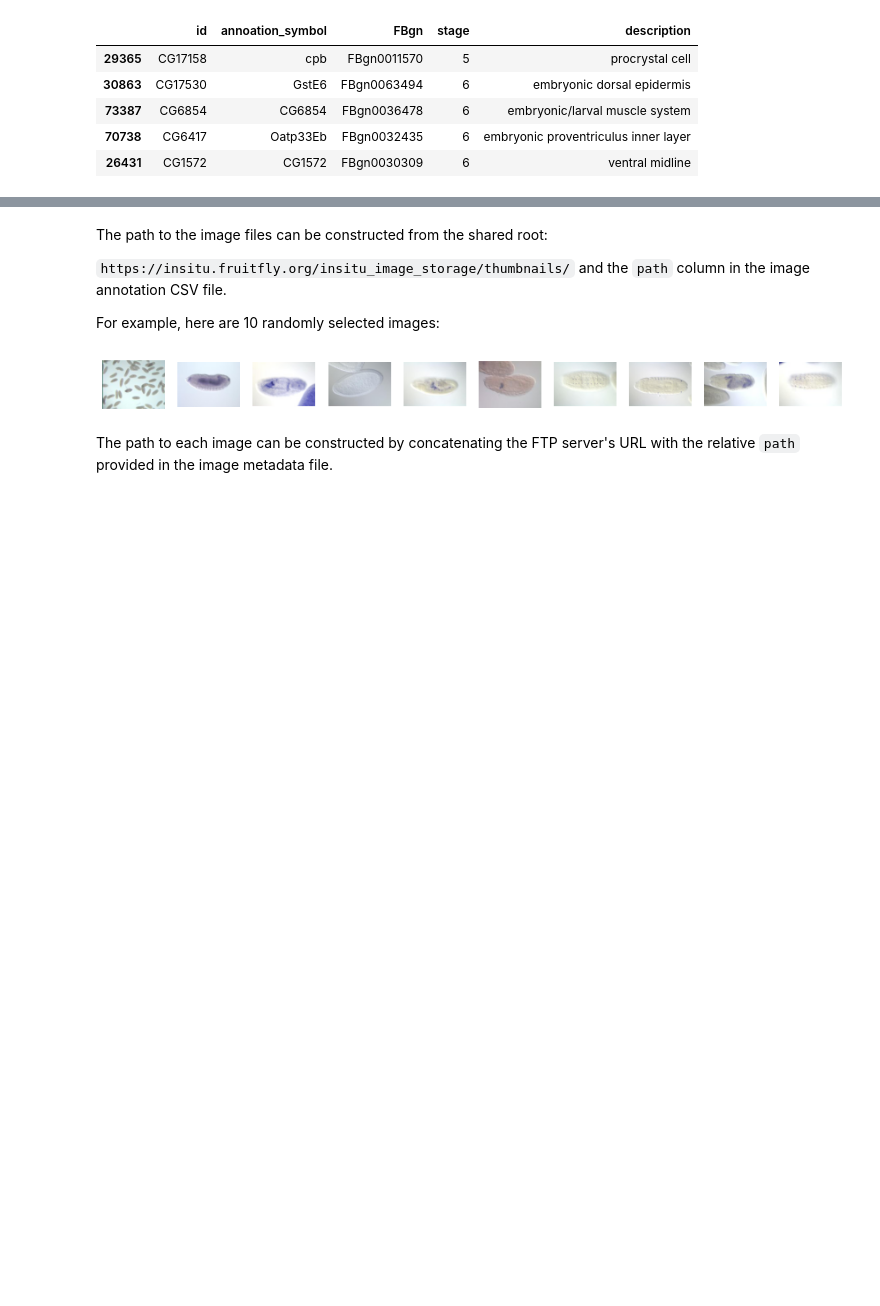
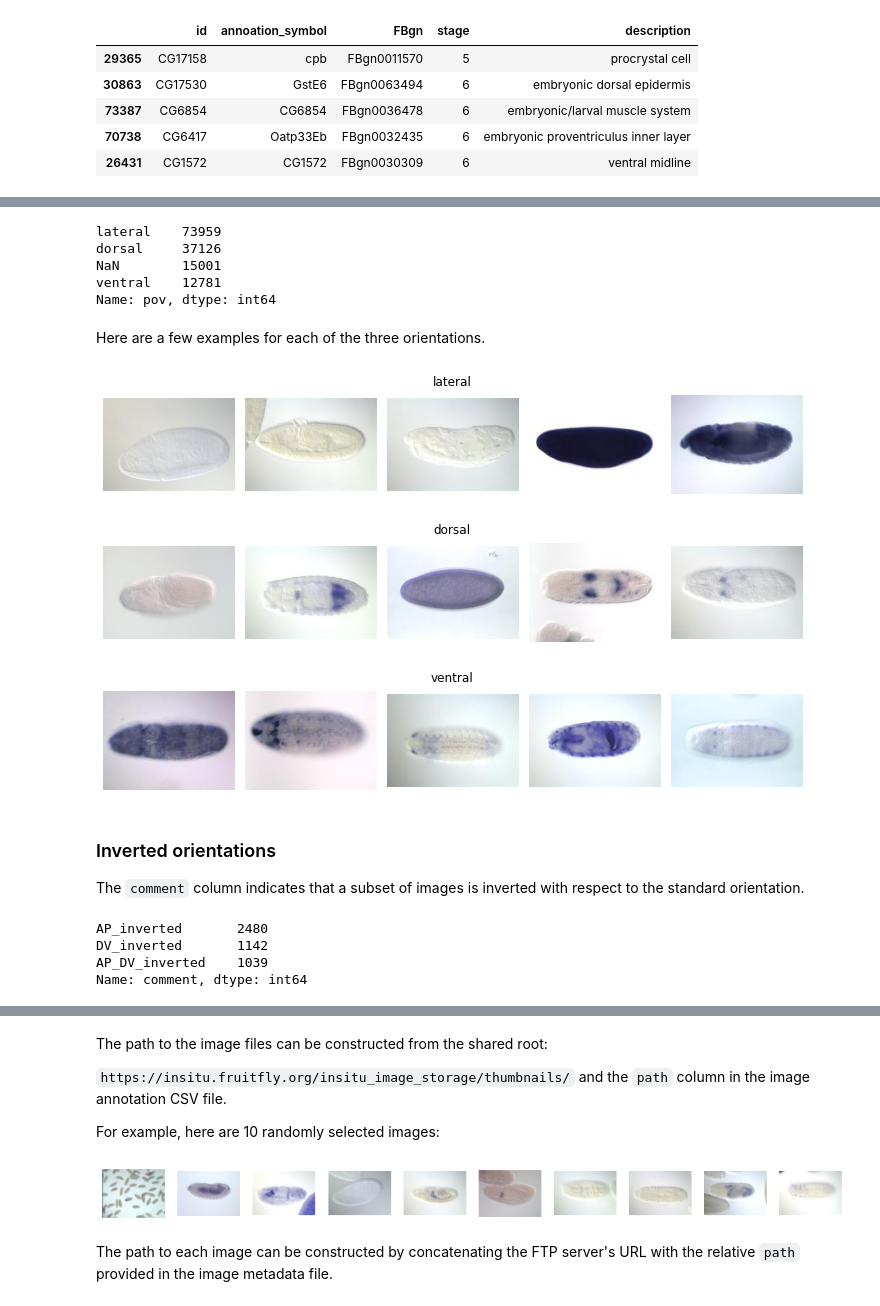
Before and after one commit to tomsing1/fastpages_setup, a Jupyter notebook: _notebooks/2020-12-11-Retrieving-BDGP-images.ipynb, the cells around one changed output, grey strips where cells are left out. Cells and saved outputs as stored; diff of their text form; code cells hidden in the pictures; blank space fills up the shorter version.

```diff
--- a/_notebooks/2020-12-11-Retrieving-BDGP-images.ipynb
+++ b/_notebooks/2020-12-11-Retrieving-BDGP-images.ipynb
@@ -72,0 +223,36 @@ Stage 13-16|  6
+# %%
+images.pov.value_counts(dropna=False)
+# %% [output]
+lateral    73959
+dorsal     37126
+NaN        15001
+ventral    12781
+Name: pov, dtype: int64
+# %% [markdown]
+Here are a few examples for each of the three orientations.
+# %%
+thumbnails = {}
+for pov in images.pov.dropna().unique().tolist():
+  selected_images = images.query(f'pov == "{pov}"') \
+    .path.sample(n_images, random_state=123) \
+    .tolist()
+  thumbnails[pov] = [
+    retrieve_image(image_root, x) for x in selected_images]
+for category in thumbnails.keys():
+  display_multiple_img(thumbnails[category], rows=1, cols=5, figsize=(10,2),
+                       title=category)
+# %% [output]
+[figure, added]
+[figure, added]
+[figure, added]
+# %% [markdown]
+### Inverted orientations
+
+The `comment` column indicates that a subset of images is inverted with respect to the standard orientation.
+# %%
+images.comment.value_counts()
+# %% [output]
+AP_inverted       2480
+DV_inverted       1142
+AP_DV_inverted    1039
+Name: comment, dtype: int64
```
Also changed, not shown: parts of 30 cells of this notebook.
